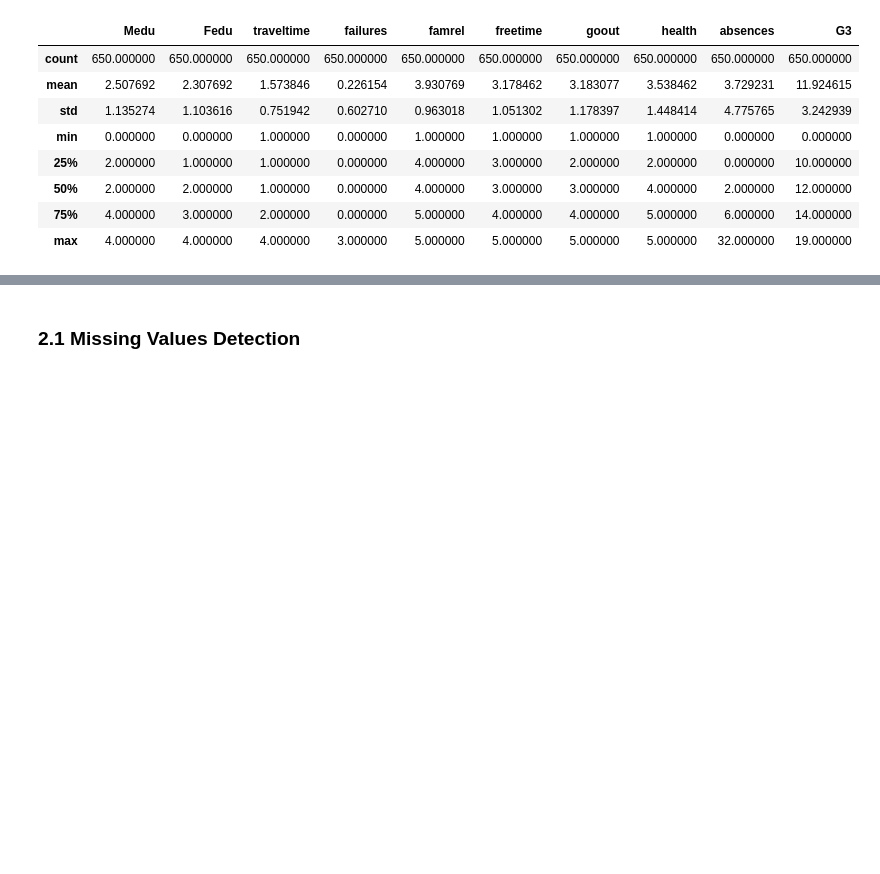
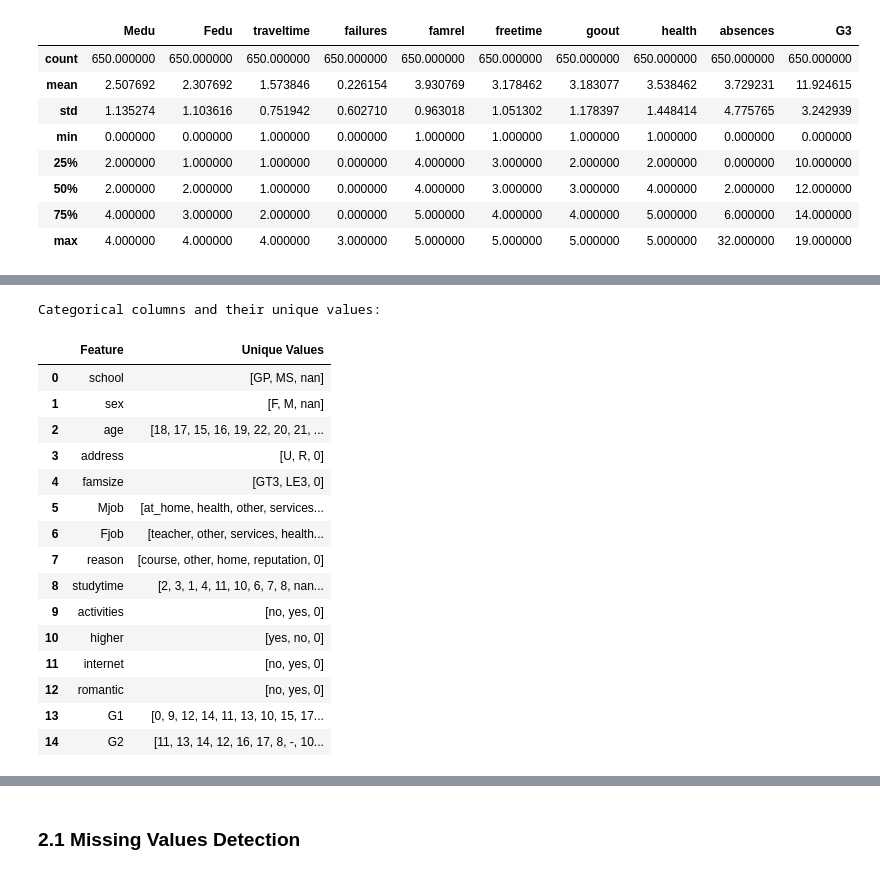
Before and after one commit to Cullen179/Practical-Data-Science, a Jupyter notebook: A1/assignment1_TEMPLATE.ipynb, the cells around one changed output, grey strips where cells are left out. Drawn from its saved outputs; the diff is of its cells as text; code cells hidden in the pictures; blank space fills up the shorter version.

```diff
--- a/A1/assignment1_TEMPLATE.ipynb
+++ b/A1/assignment1_TEMPLATE.ipynb
@@ -131,0 +136,33 @@ STATISTICAL SUMMARY
+# %%
+object_cols = df.select_dtypes(include=['object']).columns
+
+print("\nCategorical columns and their unique values:")
+unique_cols = pd.DataFrame({
+    'Feature': list(object_cols),
+    'Unique Values': [df[col].unique() for col in object_cols]
+})
+# display all columns without truncation
+
+
+with pd.option_context('display.max_rows', None,
+                       'display.max_columns', None,
+                       'display.max_colwidth', None):
+    display(unique_cols)
+# %% [output]
+Categorical columns and their unique values:
+|  | Feature | Unique Values |
+| 0 | school | [GP, MS, nan] |
+| 1 | sex | [F, M, nan] |
+| 2 | age | [18, 17, 15, 16, 19, 22, 20, 21, ... |
+| 3 | address | [U, R, 0] |
+| 4 | famsize | [GT3, LE3, 0] |
+| 5 | Mjob | [at_home, health, other, services... |
+| 6 | Fjob | [teacher, other, services, health... |
+| 7 | reason | [course, other, home, reputation, 0] |
+| 8 | studytime | [2, 3, 1, 4, 11, 10, 6, 7, 8, nan... |
+| 9 | activities | [no, yes, 0] |
+| 10 | higher | [yes, no, 0] |
+| 11 | internet | [no, yes, 0] |
+| 12 | romantic | [no, yes, 0] |
+| 13 | G1 | [0, 9, 12, 14, 11, 13, 10, 15, 17... |
+| 14 | G2 | [11, 13, 14, 12, 16, 17, 8, -, 10... |
```
Also changed, not shown: parts of 24 cells of this notebook.
